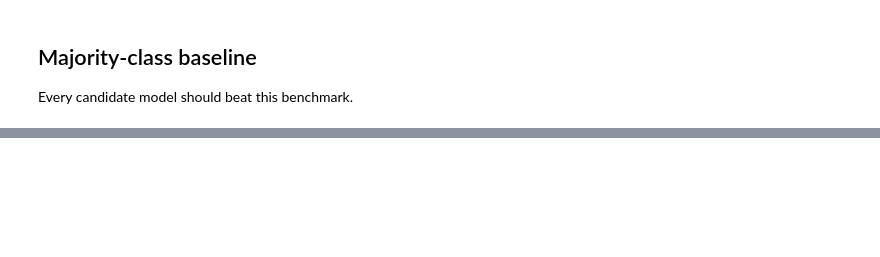
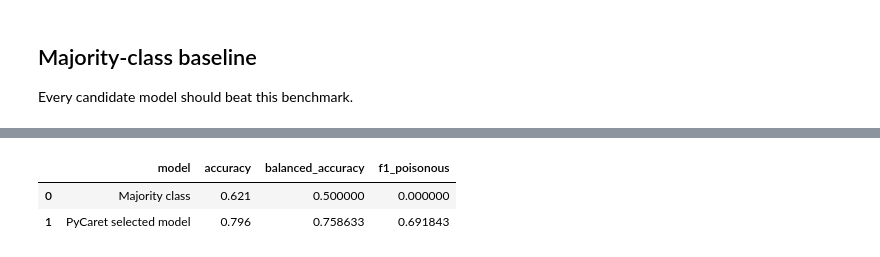
Before and after one commit to Liamwoz/Ctrl-Alt-Defeat, a Jupyter notebook: Mushroom/03_mushroom_modelling.ipynb, the cells around one changed output, grey strips where cells are left out. Cells and saved outputs as stored; diff of their text form; code cells hidden in the pictures; blank space fills up the shorter version.

```diff
--- a/Mushroom/03_mushroom_modelling.ipynb
+++ b/Mushroom/03_mushroom_modelling.ipynb
@@ -160,12 +95,18 @@ pycaret_comparison_table.head(10)
 # %%
 final_pycaret_model = finalize_model(best_model)
 holdout_predictions = predict_model(final_pycaret_model, data=X_test.copy())
 pycaret_labels = holdout_predictions["prediction_label"]
-pycaret_results = pd.DataFrame([{
-    "model": "PyCaret selected model",
-    "accuracy": accuracy_score(y_test, pycaret_labels),
-    "balanced_accuracy": balanced_accuracy_score(y_test, pycaret_labels),
-    "f1_poisonous": f1_score(y_test, pycaret_labels, pos_label="p"),
-}])
-pd.concat([baseline_results, sklearn_results, selected_results, pycaret_results], ignore_index=True)
+pycaret_results = pd.DataFrame([
+    {
+        "model": "PyCaret selected model",
+        "accuracy": accuracy_score(y_test, pycaret_labels),
+        "balanced_accuracy": balanced_accuracy_score(y_test, pycaret_labels),
+        "f1_poisonous": f1_score(y_test, pycaret_labels, pos_label="p"),
+    }
+])
+display(pd.concat([baseline_results, pycaret_results], ignore_index=True))
+# %% [output]
+|  | model | accuracy | balanced_accuracy | f1_poisonous |
+| 0 | Majority class | 0.621 | 0.500000 | 0.000000 |
+| 1 | PyCaret selected model | 0.796 | 0.758633 | 0.691843 |
 # %% [markdown]
```
Also changed, not shown: parts of 15 cells of this notebook, 7 other files.
